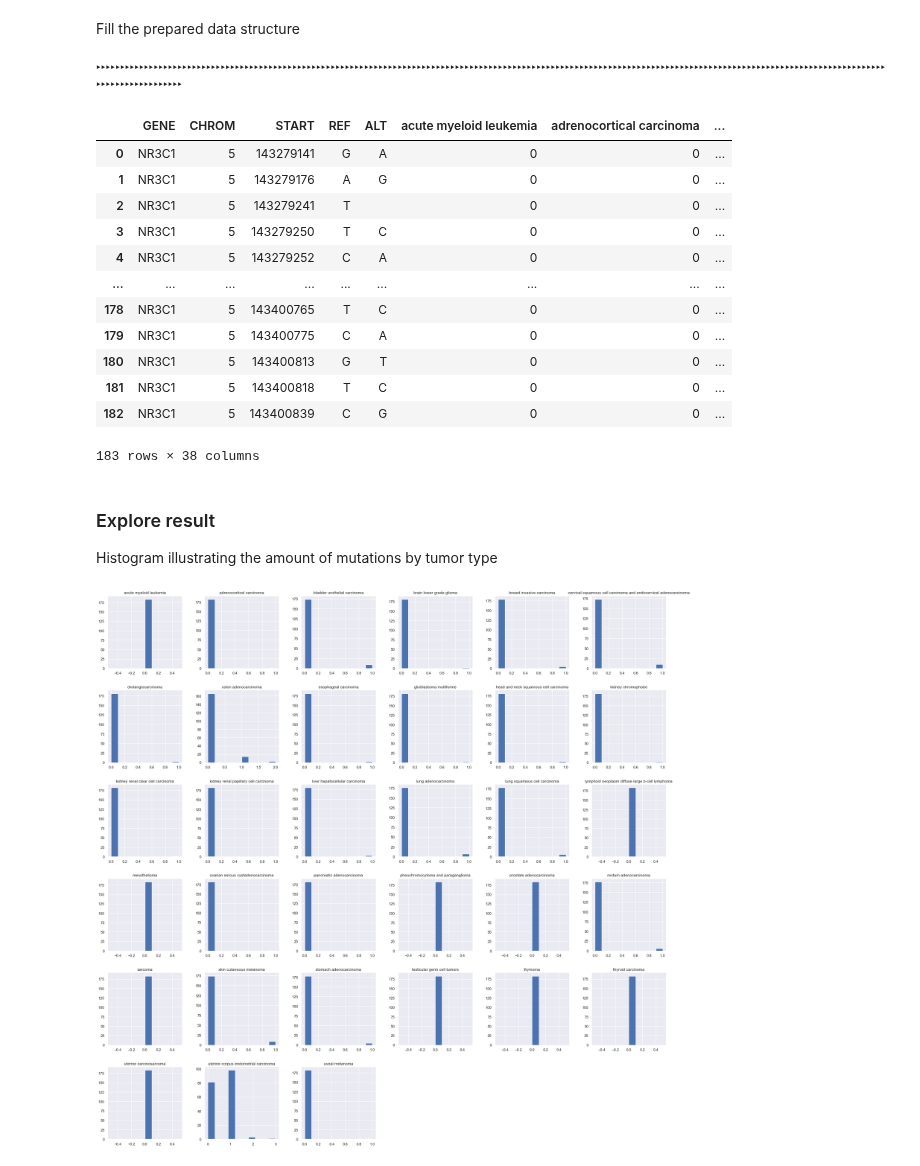
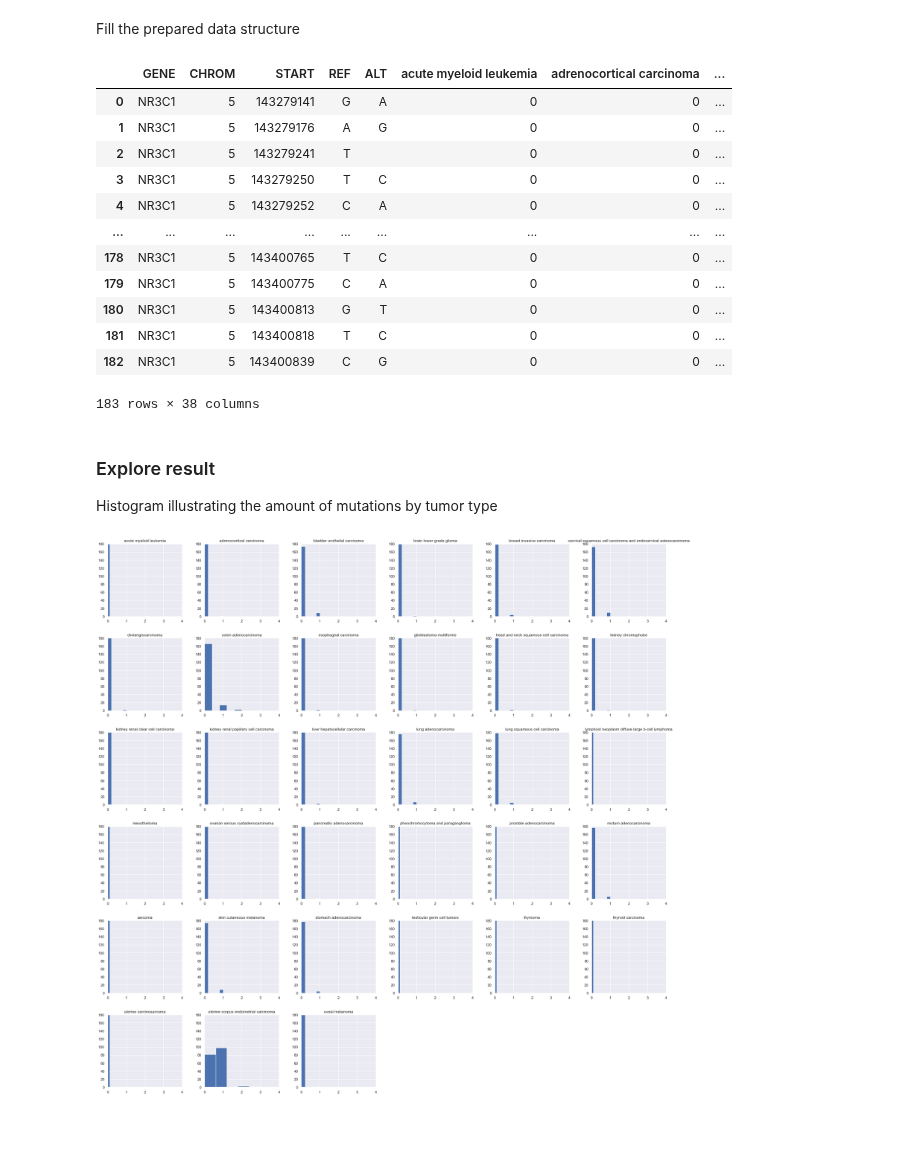
Before and after one commit to DEIB-GECO/VarSum, a Jupyter notebook: demo/exploring_the_link_between_stress-related_disorders_and_tumor_pathologies.ipynb, the cells around one changed output. Drawn from its saved outputs; the diff is of its cells as text; code cells hidden in the pictures; blank space fills up the shorter version.

```diff
--- a/demo/exploring_the_link_between_stress-related_disorders_and_tumor_pathologies.ipynb
+++ b/demo/exploring_the_link_between_stress-related_disorders_and_tumor_pathologies.ipynb
@@ -137,14 +138,11 @@ donor_req = {
 
 }
 # for each mutation, count how many donors own it, grouped by tumor type
-for index, row in disease_associated_mutations.iterrows():
-    print('‣', end='')
+for index, row in tqdm(disease_associated_mutations.iterrows()):
     donor_req['having_variants']['with'] = [{
         'chrom': row['CHROM'], 'start': row['START'], 'ref': row['REF'], 'alt': row['ALT']
     }]
-    #print(donor_req)
     donor_resp = post_request('http://geco.deib.polimi.it/popstudy/api/donor_distribution', donor_req, print_status_code=False, print_warnings=False)
-    #print(donor_resp)
     # columns are DISEASE and DONORS
     for response_row in donor_resp['rows']:
         disease = response_row[0]
@@ -153,34 +151,34 @@ for index, row in disease_associated_mutations.iterrows():
             disease_associated_mutations.loc[index, disease] = donors
 disease_associated_mutations
 # %% [output]
+|  | GENE | CHROM | START | REF | ALT | acute myeloid leukemia | adrenocortical carcinoma | ... |
+| 0 | NR3C1 | 5 | 143279141 | G | A | 0 | 0 | ... |
+| 1 | NR3C1 | 5 | 143279176 | A | G | 0 | 0 | ... |
+| 2 | NR3C1 | 5 | 143279241 | T |  | 0 | 0 | ... |
+| 3 | NR3C1 | 5 | 143279250 | T | C | 0 | 0 | ... |
+| 4 | NR3C1 | 5 | 143279252 | C | A | 0 | 0 | ... |
+| ... | ... | ... | ... | ... | ... | ... | ... | ... |
+| 178 | NR3C1 | 5 | 143400765 | T | C | 0 | 0 | ... |
+| 179 | NR3C1 | 5 | 143400775 | C | A | 0 | 0 | ... |
+| 180 | NR3C1 | 5 | 143400813 | G | T | 0 | 0 | ... |
+| 181 | NR3C1 | 5 | 143400818 | T | C | 0 | 0 | ... |
+| 182 | NR3C1 | 5 | 143400839 | C | G | 0 | 0 | ... |
-‣‣‣‣‣‣‣‣‣‣‣‣‣‣‣‣‣‣‣‣‣‣‣‣‣‣‣‣‣‣‣‣‣‣‣‣‣‣‣‣‣‣‣‣‣‣‣‣‣‣‣‣‣‣‣‣‣‣‣‣‣‣‣‣‣‣‣‣‣‣‣‣‣‣‣‣‣‣‣‣‣‣‣‣‣‣‣‣‣‣‣‣‣‣‣‣‣‣‣‣‣‣‣‣‣‣‣‣‣‣‣‣‣‣‣‣‣‣‣‣‣‣‣‣‣‣‣‣‣‣‣‣‣‣‣‣‣‣‣‣‣‣‣‣‣‣‣‣‣‣‣‣‣‣‣‣‣‣‣‣‣‣‣‣‣‣‣‣‣‣‣‣‣‣‣‣‣‣‣‣‣‣‣
+183 rows × 38 columns
-|  | GENE | CHROM | START | REF | ALT | acute myeloid leukemia | adrenocortical carcinoma | ... |
-| 0 | NR3C1 | 5 | 143279141 | G | A | 0 | 0 | ... |
-| 1 | NR3C1 | 5 | 143279176 | A | G | 0 | 0 | ... |
-| 2 | NR3C1 | 5 | 143279241 | T |  | 0 | 0 | ... |
-| 3 | NR3C1 | 5 | 143279250 | T | C | 0 | 0 | ... |
-| 4 | NR3C1 | 5 | 143279252 | C | A | 0 | 0 | ... |
-| ... | ... | ... | ... | ... | ... | ... | ... | ... |
-| 178 | NR3C1 | 5 | 143400765 | T | C | 0 | 0 | ... |
-| 179 | NR3C1 | 5 | 143400775 | C | A | 0 | 0 | ... |
-| 180 | NR3C1 | 5 | 143400813 | G | T | 0 | 0 | ... |
-| 181 | NR3C1 | 5 | 143400818 | T | C | 0 | 0 | ... |
-| 182 | NR3C1 | 5 | 143400839 | C | G | 0 | 0 | ... |
-183 rows × 38 columns
 # %% [markdown]
 ### Explore result
 
 Histogram illustrating the amount of mutations by tumor type
 # %%
-pd.DataFrame.hist(
+axes = pd.DataFrame.hist(
     disease_associated_mutations,
     column=diseases,
-    bins=10,
+    bins=5,
     figsize=(30,30)
 )
+plt.setp(axes, xlim=(0, 4), ylim=(0, 180))
 plt.show()
 # %% [output]
-[figure, old version]
+[figure, new version]
 # %% [markdown]
 Most of diseases are not related with the gene under examination, but there are some tumor types that show interesting results:
 - colon adenocarcinoma
```
Also changed, not shown: parts of 5 cells of this notebook, 7 other files.
